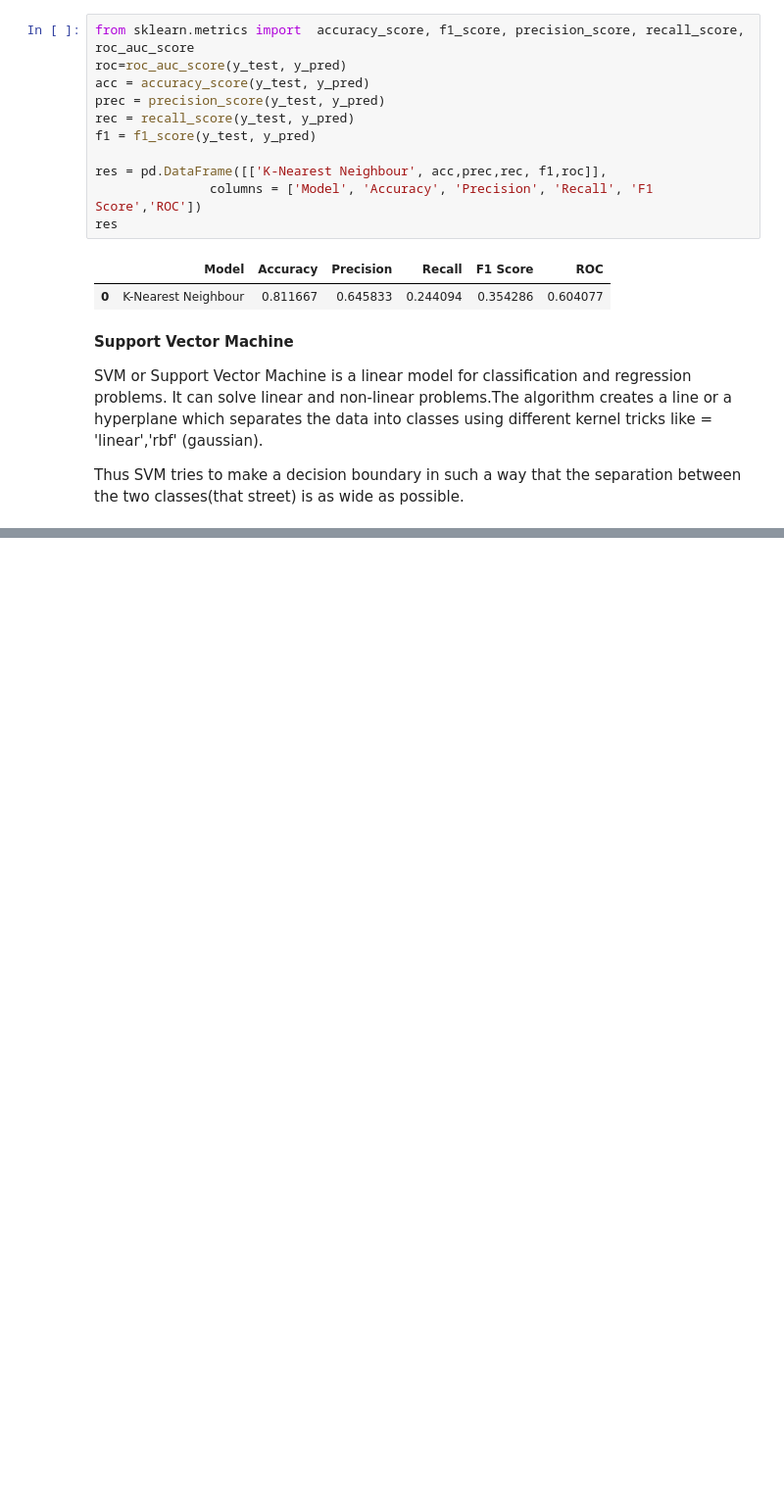
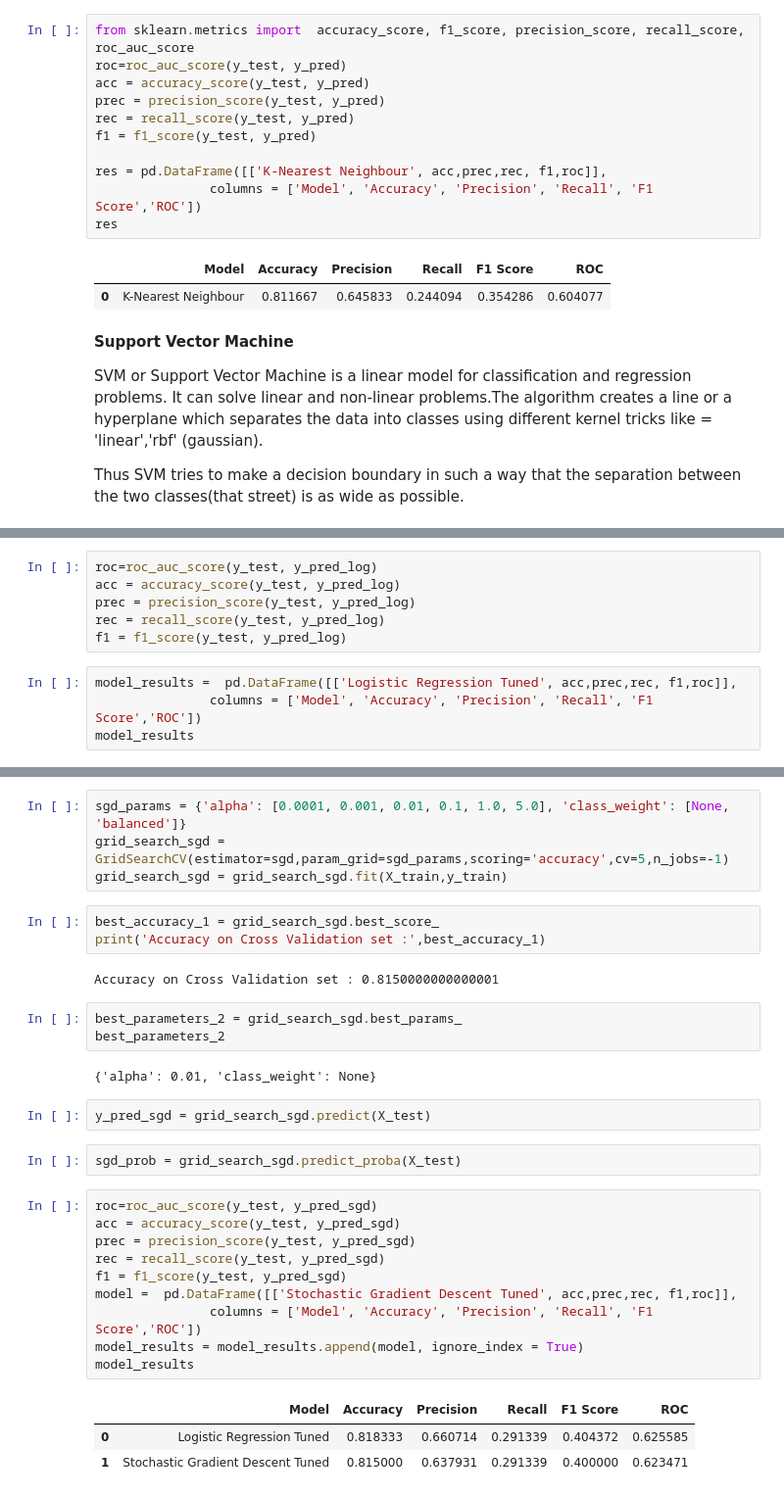
Before and after one commit to nMan007/Machine-Learning, a Jupyter notebook: Credit_Card_Default_Prediction.ipynb, the cells around one changed output, grey strips where cells are left out. Shown at 98% size. Drawn from its saved outputs; the diff is of its cells as text; blank space fills up the shorter version.

```diff
--- a/Credit_Card_Default_Prediction.ipynb
+++ b/Credit_Card_Default_Prediction.ipynb
@@ -802,0 +1007,10 @@ Thus SVM tries to make a decision boundary in such a way that the separation bet
+# %%
+roc=roc_auc_score(y_test, y_pred_log)
+acc = accuracy_score(y_test, y_pred_log)
+prec = precision_score(y_test, y_pred_log)
+rec = recall_score(y_test, y_pred_log)
+f1 = f1_score(y_test, y_pred_log)
+# %%
+model_results =  pd.DataFrame([['Logistic Regression Tuned', acc,prec,rec, f1,roc]],
+               columns = ['Model', 'Accuracy', 'Precision', 'Recall', 'F1 Score','ROC'])
+model_results
@@ -802,0 +1022,32 @@ Thus SVM tries to make a decision boundary in such a way that the separation bet
+# %%
+sgd_params = {'alpha': [0.0001, 0.001, 0.01, 0.1, 1.0, 5.0], 'class_weight': [None, 'balanced']}
+grid_search_sgd = GridSearchCV(estimator=sgd,param_grid=sgd_params,scoring='accuracy',cv=5,n_jobs=-1)
+grid_search_sgd = grid_search_sgd.fit(X_train,y_train)
+# %%
+best_accuracy_1 = grid_search_sgd.best_score_
+print('Accuracy on Cross Validation set :',best_accuracy_1)
+# %% [output]
+Accuracy on Cross Validation set : 0.8150000000000001
+# %%
+best_parameters_2 = grid_search_sgd.best_params_
+best_parameters_2
+# %% [output]
+{'alpha': 0.01, 'class_weight': None}
+# %%
+y_pred_sgd = grid_search_sgd.predict(X_test)
+# %%
+sgd_prob = grid_search_sgd.predict_proba(X_test)
+# %%
+roc=roc_auc_score(y_test, y_pred_sgd)
+acc = accuracy_score(y_test, y_pred_sgd)
+prec = precision_score(y_test, y_pred_sgd)
+rec = recall_score(y_test, y_pred_sgd)
+f1 = f1_score(y_test, y_pred_sgd)
+model =  pd.DataFrame([['Stochastic Gradient Descent Tuned', acc,prec,rec, f1,roc]],
+               columns = ['Model', 'Accuracy', 'Precision', 'Recall', 'F1 Score','ROC'])
+model_results = model_results.append(model, ignore_index = True)
+model_results
+# %% [output]
+|  | Model | Accuracy | Precision | Recall | F1 Score | ROC |
+| 0 | Logistic Regression Tuned | 0.818333 | 0.660714 | 0.291339 | 0.404372 | 0.625585 |
+| 1 | Stochastic Gradient Descent Tuned | 0.815000 | 0.637931 | 0.291339 | 0.400000 | 0.623471 |
```
Also changed, not shown: parts of 79 cells of this notebook.
